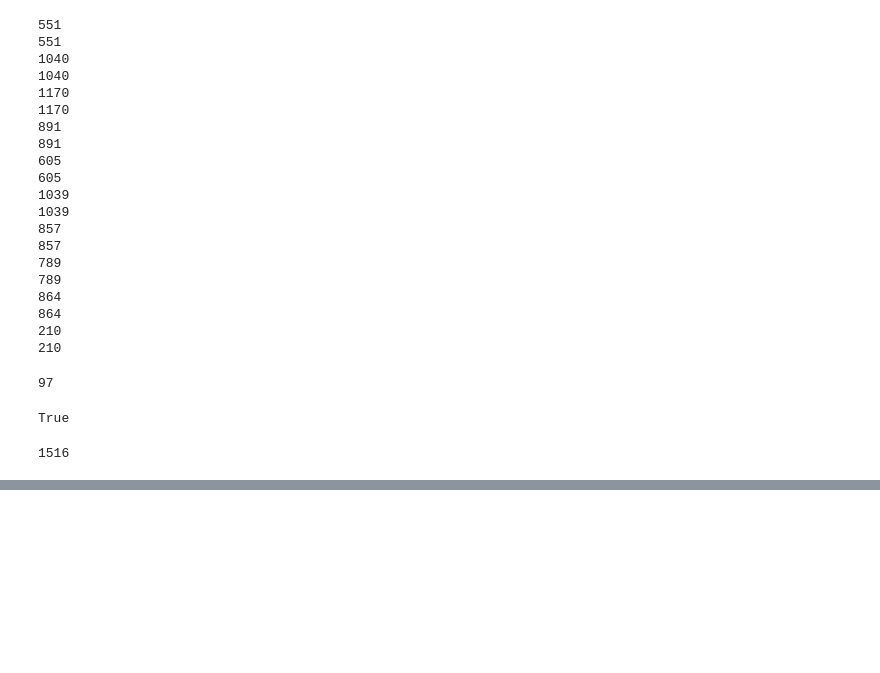
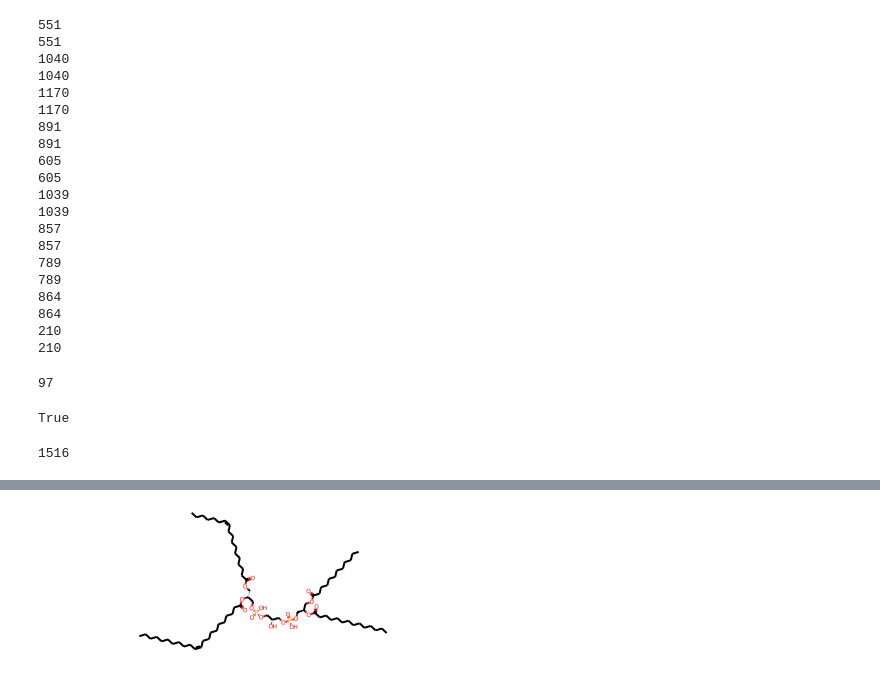
Before and after one commit to pgmikhael/clipzyme, a Jupyter notebook: notebooks/metabio.ipynb, the cells around one changed output, grey strips where cells are left out. Cells and saved outputs as stored; diff of their text form; code cells hidden in the pictures; blank space fills up the shorter version.

```diff
--- a/notebooks/metabio.ipynb
+++ b/notebooks/metabio.ipynb
@@ -1267,0 +1320,5 @@ json.dump(pubchem_targeters, open("/Mounts/rbg-storage1/datasets/Metabo/datasets
+# %%
+# check atom types
+get_mols = lambda x: [Chem.MolFromSmiles(r) for r in x]
+get_syms = lambda x: set([sym.GetSymbol() for mol in x for sym in mol.GetAtoms()])
+get_size = lambda x: sum([mol.GetNumAtoms() for mol in x ])
@@ -1267,0 +1327,12 @@ json.dump(pubchem_targeters, open("/Mounts/rbg-storage1/datasets/Metabo/datasets
+# %%
+idx2issubset = {}
+idx2sizediff = {}
+for i,d in tqdm(enumerate(data), total = len(data)):
+    source_mols = get_mols(d['reactants'])
+    target_mols = get_mols(d['products'])
+
+    source_atoms = get_syms(source_mols)
+    target_atoms = get_syms(target_mols)
+
+    idx2issubset[i] = target_atoms.issubset(source_atoms)
+    idx2sizediff[i] = get_size(target_mols) - get_size(source_mols)
@@ -1267,0 +1416,4 @@ json.dump(pubchem_targeters, open("/Mounts/rbg-storage1/datasets/Metabo/datasets
+# %%
+Chem.MolFromSmiles(list(rxn2prod['CCCCCCCCCCCCCCCC(=O)OC[C@H](COP(=O)(O)OC[C@@H](O)CO)OC(=O)CCCCCCCCCCCCCCC.CCCCCCCCCCCCCCCC(=O)OC[C@H](COP(=O)(O)OP(=O)(O)OC[C@H]1O[C@@H](n2ccc(N)nc2=O)C(O)[C@H]1O)OC(=O)CCCCCCCCCCCCCCC>>2.7.8.41'])[0])
+# %% [output]
+[figure, added]
```
Also changed, not shown: parts of 130 cells of this notebook, 4 other files.
